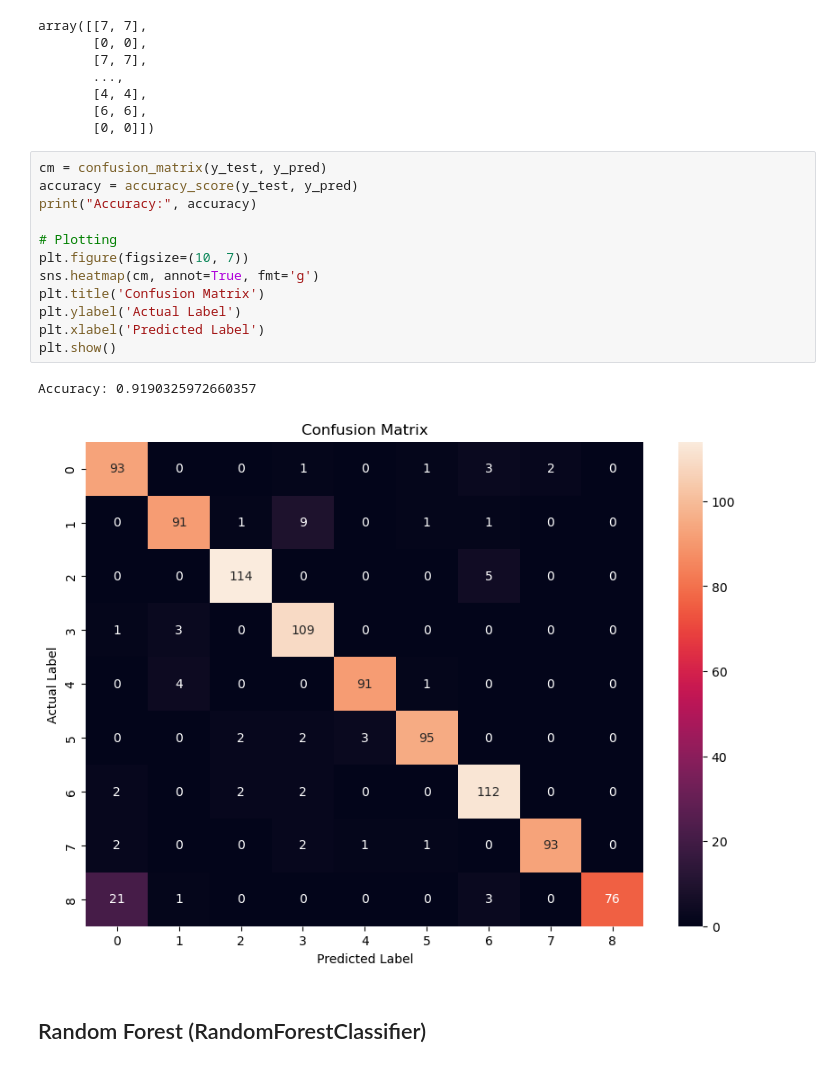
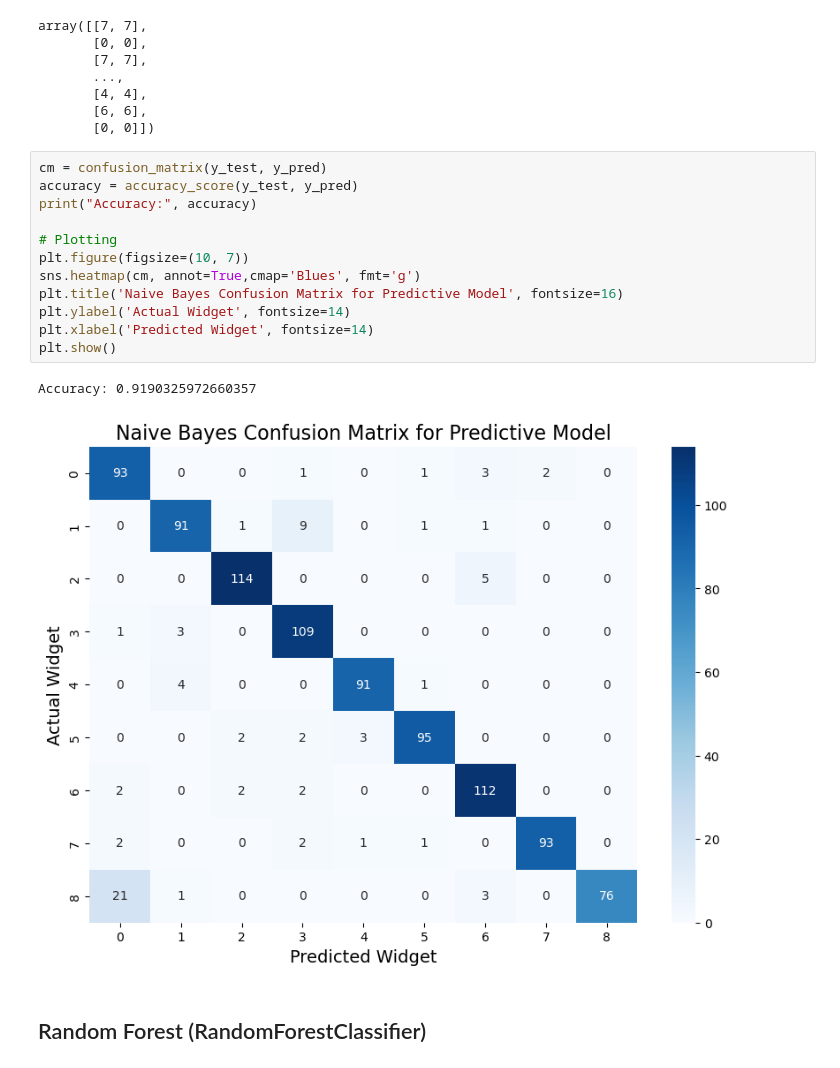
Before and after one commit to jimmy080823/LFDgroup_presentation_git, a Jupyter notebook: 1123_LFDgroup_test_withFS_traintime.ipynb, the cells around one changed output. Cells and saved outputs as stored; diff of their text form.

```diff
--- a/1123_LFDgroup_test_withFS_traintime.ipynb
+++ b/1123_LFDgroup_test_withFS_traintime.ipynb
@@ -208,18 +208,18 @@ array([[7, 7],
 # %%
 cm = confusion_matrix(y_test, y_pred)
 accuracy = accuracy_score(y_test, y_pred)
 print("Accuracy:", accuracy)
 
 # Plotting
 plt.figure(figsize=(10, 7))
-sns.heatmap(cm, annot=True, fmt='g')
-plt.title('Confusion Matrix')
-plt.ylabel('Actual Label')
-plt.xlabel('Predicted Label')
+sns.heatmap(cm, annot=True,cmap='Blues', fmt='g')
+plt.title('Naive Bayes Confusion Matrix for Predictive Model', fontsize=16)
+plt.ylabel('Actual Widget', fontsize=14)
+plt.xlabel('Predicted Widget', fontsize=14)
 plt.show()
 # %% [output]
 Accuracy: 0.9190325972660357
-[figure, old version]
+[figure, new version]
 # %% [markdown]
 ## Random Forest (RandomForestClassifier)
 # %%
```
Also changed, not shown: parts of 12 cells of this notebook, 1 other file.
